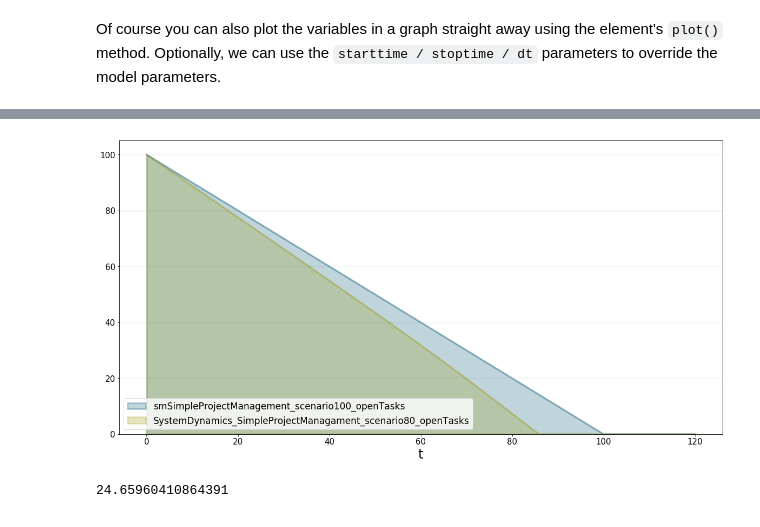
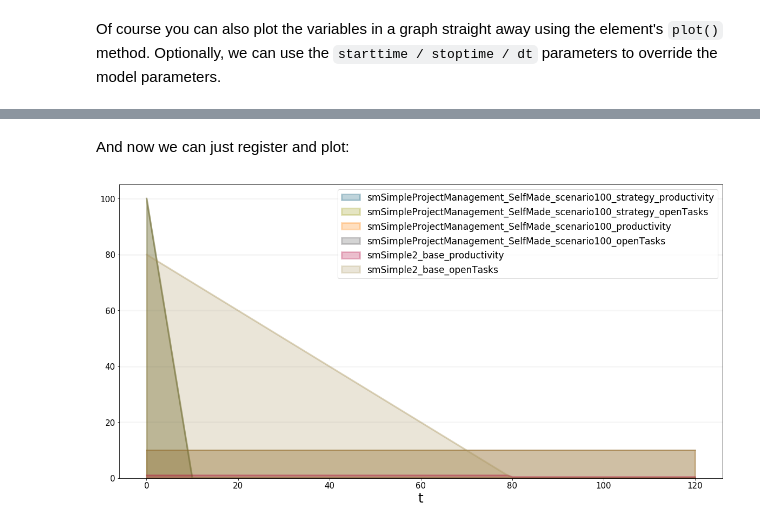
Before and after one commit to transentis/bptk_py_tutorial, a Jupyter notebook: bptk_py_sd_intro.ipynb, the cells around one changed output, grey strips where cells are left out. Saved outputs shown, nothing was run; the diff lists cells and outputs as text; code cells hidden in the pictures.

```diff
--- a/bptk_py_sd_intro.ipynb
+++ b/bptk_py_sd_intro.ipynb
@@ -140,6 +142,3 @@ The benefit is obvious - you can now compare the scenario with other System Dyna
 # %%
 import BPTK_Py
 bptk = BPTK_Py.bptk()
-
-
-model.register_simulation_scenario(bptk,"SystemDynamics")
@@ -145,0 +213,2 @@ model.register_simulation_scenario(bptk,"SystemDynamics")
+# %% [markdown]
+And now we can just register and plot:
@@ -146,8 +217,6 @@ model.register_simulation_scenario(bptk,"SystemDynamics")
 # %%
-bptk.plot_scenarios(scenarios=['SimpleProjectManagament_scenario80',"scenario100"],scenario_managers=["SystemDynamics","smSimpleProjectManagement"],equations=["openTasks"])
+bptk.reset_simulation_model(scenario="scenario100_strategy",scenario_manager="smSimpleProjectManagement_SelfMade")
+
+bptk.plot_scenarios(scenarios=["scenario100","scenario100_strategy","base"],scenario_managers=["smSimpleProjectManagement_SelfMade","smSimple2"],equations=["productivity","openTasks"],strategy=False)
 # %% [output]
-[figure, old version]
+[figure, new version]
-# %%
-model.evaluate_function("openTasks",66)
-# %% [output]
-24.65960410864391
```
Also changed, not shown: parts of 15 cells of this notebook, 5 other files.
